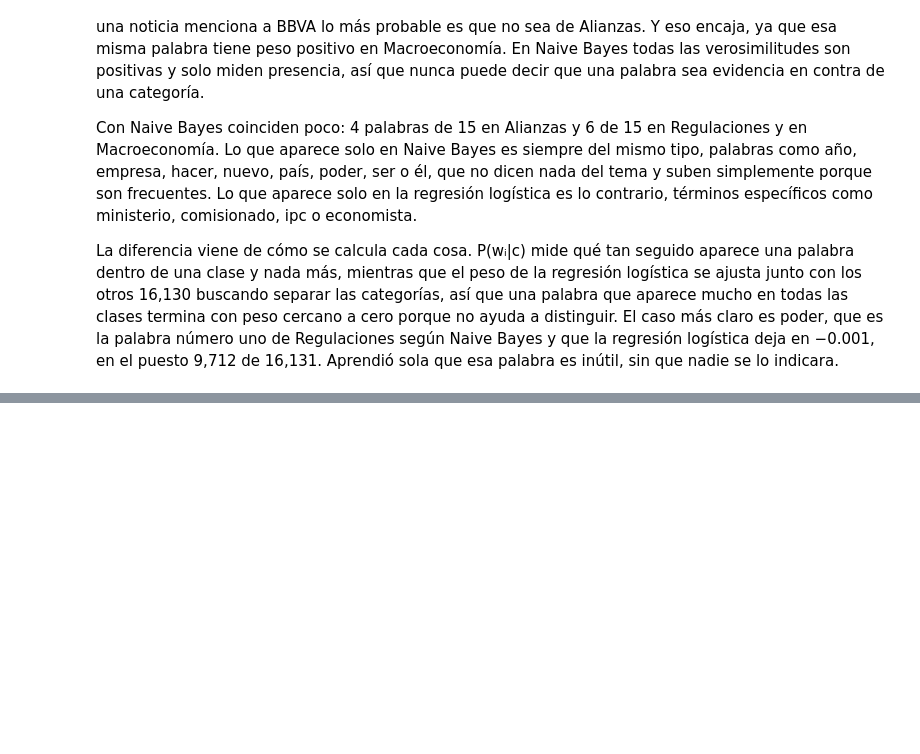
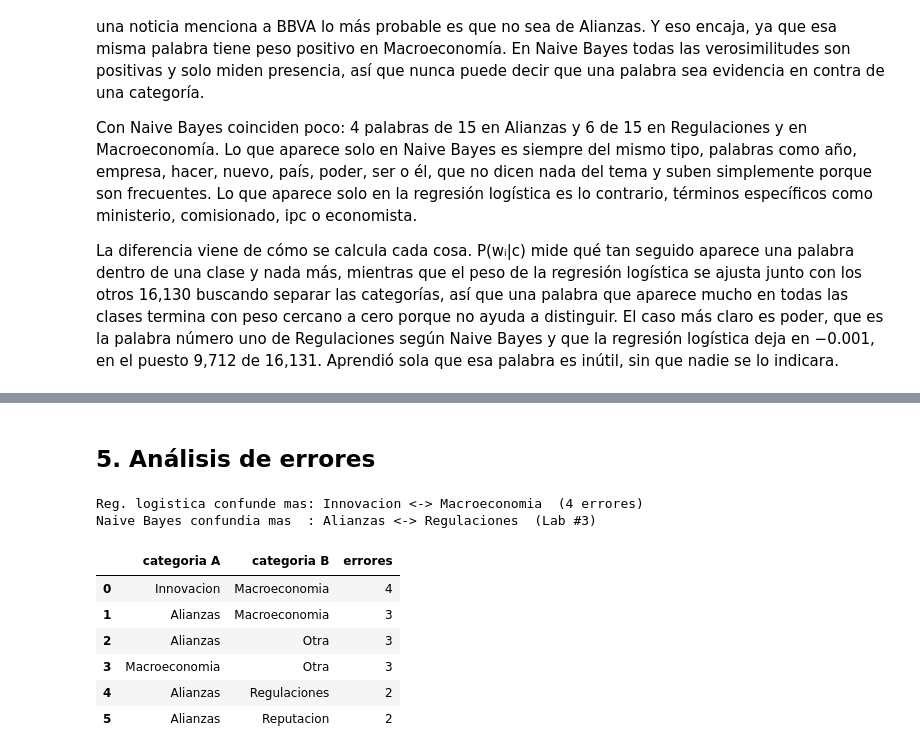
Before and after one commit to George11Albadr/Natural_Language_Processing, a Jupyter notebook: Lab#1/Laboratorio.ipynb, the cells around one changed output, grey strips where cells are left out. Drawn from its saved outputs; the diff is of its cells as text; code cells hidden in the pictures; blank space fills up the shorter version.

```diff
--- a/Lab#1/Laboratorio.ipynb
+++ b/Lab#1/Laboratorio.ipynb
@@ -2091,0 +2290,30 @@ nadie se lo indicara.
+# %% [markdown]
+## 5. Análisis de errores
+# %%
+# Par de categorias que mas confunde la regresion logistica (sobre validacion)
+pred_lr = pd.Series(mejor_lr.predict(Xval_bow), index=y_val.index)
+cm_lr = confusion_matrix(y_val, pred_lr, labels=mejor_lr.classes_)
+
+mutua_lr = cm_lr + cm_lr.T
+np.fill_diagonal(mutua_lr, 0)
+i2, j2 = np.unravel_index(np.argmax(mutua_lr), mutua_lr.shape)
+lr_a, lr_b = mejor_lr.classes_[i2], mejor_lr.classes_[j2]
+
+print(f"Reg. logistica confunde mas: {lr_a} <-> {lr_b}  ({mutua_lr[i2, j2]} errores)")
+print(f"Naive Bayes confundia mas  : {cat_a} <-> {cat_b}  (Lab #3)\n")
+
+pares_lr = [(mejor_lr.classes_[a], mejor_lr.classes_[b], int(mutua_lr[a, b]))
+            for a in range(len(mejor_lr.classes_)) for b in range(a + 1, len(mejor_lr.classes_))
+            if mutua_lr[a, b] > 0]
+pd.DataFrame(sorted(pares_lr, key=lambda p: -p[2]),
+             columns=["categoria A", "categoria B", "errores"]).head(6)
+# %% [output]
+Reg. logistica confunde mas: Innovacion <-> Macroeconomia  (4 errores)
+Naive Bayes confundia mas  : Alianzas <-> Regulaciones  (Lab #3)
+|  | categoria A | categoria B | errores |
+| 0 | Innovacion | Macroeconomia | 4 |
+| 1 | Alianzas | Macroeconomia | 3 |
+| 2 | Alianzas | Otra | 3 |
+| 3 | Macroeconomia | Otra | 3 |
+| 4 | Alianzas | Regulaciones | 2 |
+| 5 | Alianzas | Reputacion | 2 |
```
Also changed, not shown: parts of 14 cells of this notebook.
